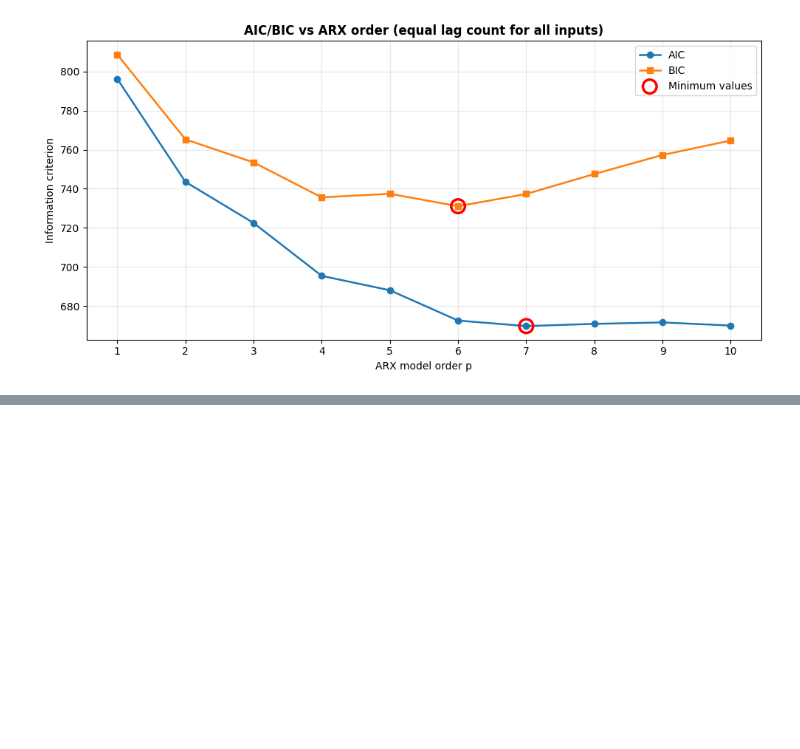
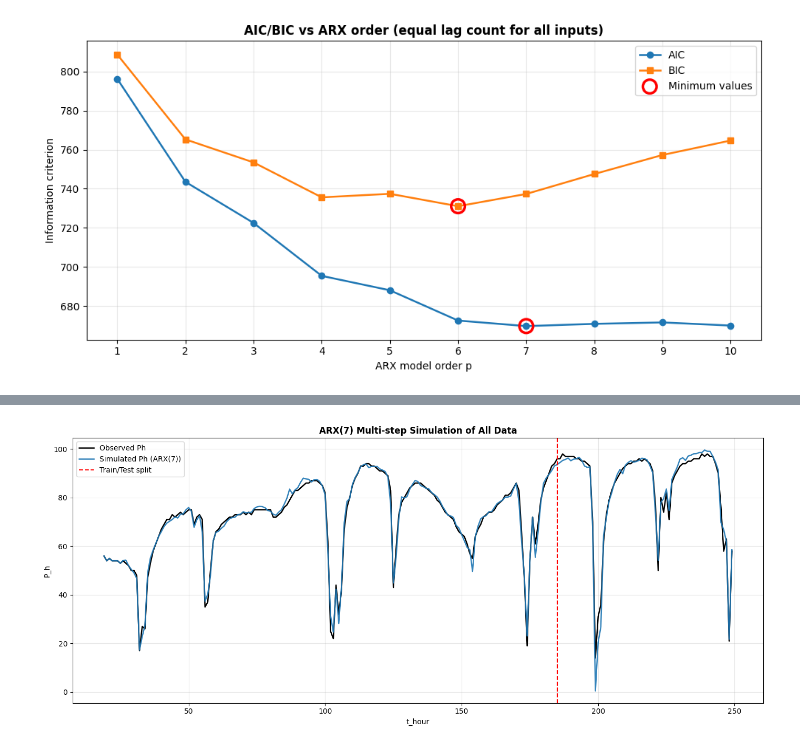
Before and after one commit to JesperDTU/TimeSeriesAnalysis_Assignments, a Jupyter notebook: Assignment3/Task3.ipynb, the cells around one changed output, grey strips where cells are left out. Cells and saved outputs as stored; diff of their text form; code cells hidden in the pictures; blank space fills up the shorter version.

```diff
--- a/Assignment3/Task3.ipynb
+++ b/Assignment3/Task3.ipynb
@@ -509,0 +611,90 @@ Best order by BIC: p = 6
+# %%
+# Multi-step simulation with ARX(7)
+# Fit on training data, then simulate from start of training to end of test
+# using observed inputs (Tdelta, Gv) and iterative AR lags.
+
+p = 7
+
+# ---------- Fit ARX(7) on training data ----------
+train_arx = Train[["Ph", "Tdelta", "Gv"]].copy()
+for i in range(1, p + 1):
+    train_arx[f"Ph_lag{i}"] = train_arx["Ph"].shift(i)
+for i in range(0, p):
+    train_arx[f"Tdelta_lag{i}"] = train_arx["Tdelta"].shift(i)
+    train_arx[f"Gv_lag{i}"] = train_arx["Gv"].shift(i)
+train_arx = train_arx.dropna()
+
+# Use explicit ARX regressors only (avoid duplicate raw input columns)
+reg_cols = [f"Ph_lag{i}" for i in range(1, p + 1)]
+reg_cols += [f"Tdelta_lag{i}" for i in range(0, p)]
+reg_cols += [f"Gv_lag{i}" for i in range(0, p)]
+
+X_train_arx = sm.add_constant(train_arx[reg_cols], has_constant="add")
+y_train_arx = train_arx["Ph"]
+
+model_arx7 = sm.OLS(y_train_arx, X_train_arx).fit()
+print(model_arx7.summary())
+
+# ---------- Recursive simulation on full horizon ----------
+full_df = data[["Ph", "Tdelta", "Gv"]].copy().reset_index(drop=False)
+N = len(full_df)
+
+# Container for simulated output
+ph_sim = np.full(N, np.nan)
+
+# Seed first p values with observed Ph (needed to start recursion)
+ph_sim[:p] = full_df["Ph"].iloc[:p].to_numpy()
+
+# Simulate from t = p to end
+for t in range(p, N):
+    x_vec = {"const": 1.0}
+
+    # AR lags from previously simulated values
+    for i in range(1, p + 1):
+        x_vec[f"Ph_lag{i}"] = ph_sim[t - i]
+
+    # Exogenous lags from observed input series
+    for i in range(0, p):
+        x_vec[f"Tdelta_lag{i}"] = full_df["Tdelta"].iloc[t - i]
+        x_vec[f"Gv_lag{i}"] = full_df["Gv"].iloc[t - i]
+
+    x_row = pd.DataFrame([x_vec])[model_arx7.params.index]
+    ph_sim[t] = float(np.dot(x_row.iloc[0].to_numpy(), model_arx7.params.to_numpy()))
+
+# Build result frame
+sim_df = full_df.copy()
+sim_df["Ph_sim_arx7"] = ph_sim
+sim_df["simulation_error"] = sim_df["Ph"] - sim_df["Ph_sim_arx7"]
+
+# Train/test masks on full horizon using thour split (same split as earlier)
+split_thour = Train.index.max()
+train_mask = sim_df["thour"] <= split_thour
+test_mask = sim_df["thour"] > split_thour
+
+# Exclude first p points from error metrics because they are seeded values
+valid_mask = sim_df["Ph_sim_arx7"].notna() & (np.arange(N) >= p)
+
+rmse_train_sim = np.sqrt(np.mean(sim_df.loc[train_mask & valid_mask, "simulation_error"] ** 2))
+rmse_test_sim = np.sqrt(np.mean(sim_df.loc[test_mask & valid_mask, "simulation_error"] ** 2))
+rmse_all_sim = np.sqrt(np.mean(sim_df.loc[valid_mask, "simulation_error"] ** 2))
+
+print(f"\nARX(7) simulation RMSE (train): {rmse_train_sim:.4f}")
+print(f"ARX(7) simulation RMSE (test):  {rmse_test_sim:.4f}")
+print(f"ARX(7) simulation RMSE (all):   {rmse_all_sim:.4f}")
+
+# ---------- Plot observed vs simulated ----------
+fig, ax = plt.subplots(figsize=(14, 6))
+ax.plot(sim_df["thour"], sim_df["Ph"], label="Observed Ph", linewidth=1.8, color="black")
+ax.plot(sim_df["thour"], sim_df["Ph_sim_arx7"], label="Simulated Ph (ARX(7))", linewidth=1.8, color="tab:blue", alpha=0.9)
+
+# Vertical split marker at end of training
+ax.axvline(split_thour, color="red", linestyle="--", linewidth=1.5, label="Train/Test split")
+
+ax.set_title("ARX(7) Multi-step Simulation of All Data", fontweight="bold")
+ax.set_xlabel("t_hour")
+ax.set_ylabel("P_h")
+ax.grid(True, alpha=0.3)
+ax.legend()
+plt.tight_layout()
+plt.show()
+# %% [output]
@@ -509,0 +718 @@ Best order by BIC: p = 6
+[figure, added]
```
Also changed, not shown: parts of 4 cells of this notebook, 2 other files.
